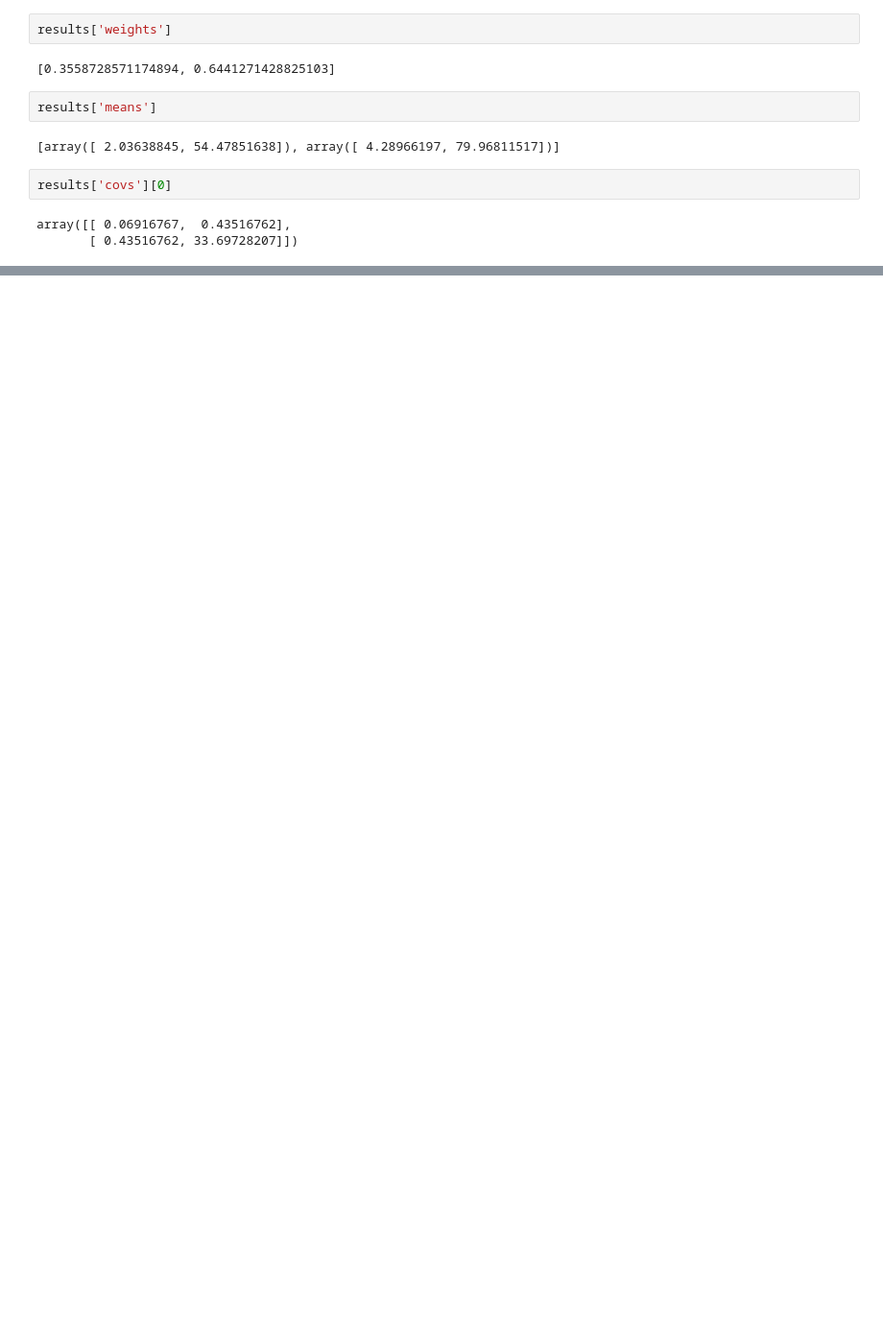
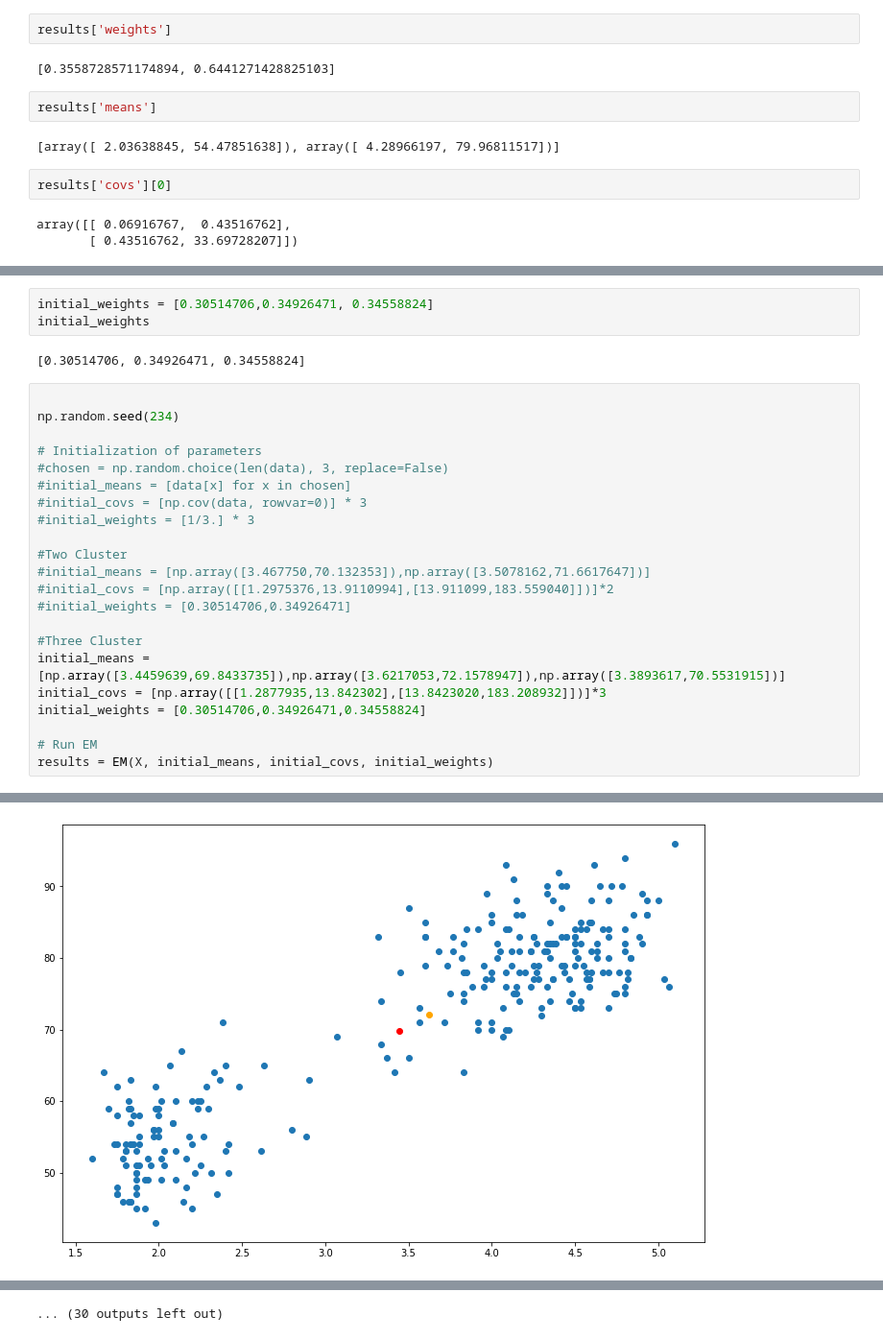
Before and after one commit to Sushanta77/Illinois, a Jupyter notebook: CS598 Practical Statistical Learning/Coding Assignment/Finally.ipynb, the cells around one changed output, grey strips where cells are left out. Shown at 96% size. Drawn from its saved outputs; the diff is of its cells as text; blank space fills up the shorter version.

```diff
--- a/CS598 Practical Statistical Learning/Coding Assignment/Finally.ipynb
+++ b/CS598 Practical Statistical Learning/Coding Assignment/Finally.ipynb
@@ -213,0 +226,28 @@ array([[ 0.06916767,  0.43516762],
+# %%
+initial_weights = [0.30514706,0.34926471, 0.34558824]
+initial_weights
+# %% [output]
+[0.30514706, 0.34926471, 0.34558824]
+# %%
+
+np.random.seed(234)
+
+# Initialization of parameters
+#chosen = np.random.choice(len(data), 3, replace=False)
+#initial_means = [data[x] for x in chosen]
+#initial_covs = [np.cov(data, rowvar=0)] * 3
+#initial_weights = [1/3.] * 3
+
+#Two Cluster
+#initial_means = [np.array([3.467750,70.132353]),np.array([3.5078162,71.6617647])]
+#initial_covs = [np.array([[1.2975376,13.9110994],[13.911099,183.559040]])]*2
+#initial_weights = [0.30514706,0.34926471]
+
+#Three Cluster
+initial_means = [np.array([3.4459639,69.8433735]),np.array([3.6217053,72.1578947]),np.array([3.3893617,70.5531915])]
+initial_covs = [np.array([[1.2877935,13.842302],[13.8423020,183.208932]])]*3
+initial_weights = [0.30514706,0.34926471,0.34558824]
+
+# Run EM
+results = EM(X, initial_means, initial_covs, initial_weights)
+# %% [output]
@@ -213,0 +288 @@ array([[ 0.06916767,  0.43516762],
+[figure, added]
@@ -213,0 +298 @@ array([[ 0.06916767,  0.43516762],
+... (30 outputs left out)
```
Also changed, not shown: parts of 6 cells of this notebook, 6 other files.
